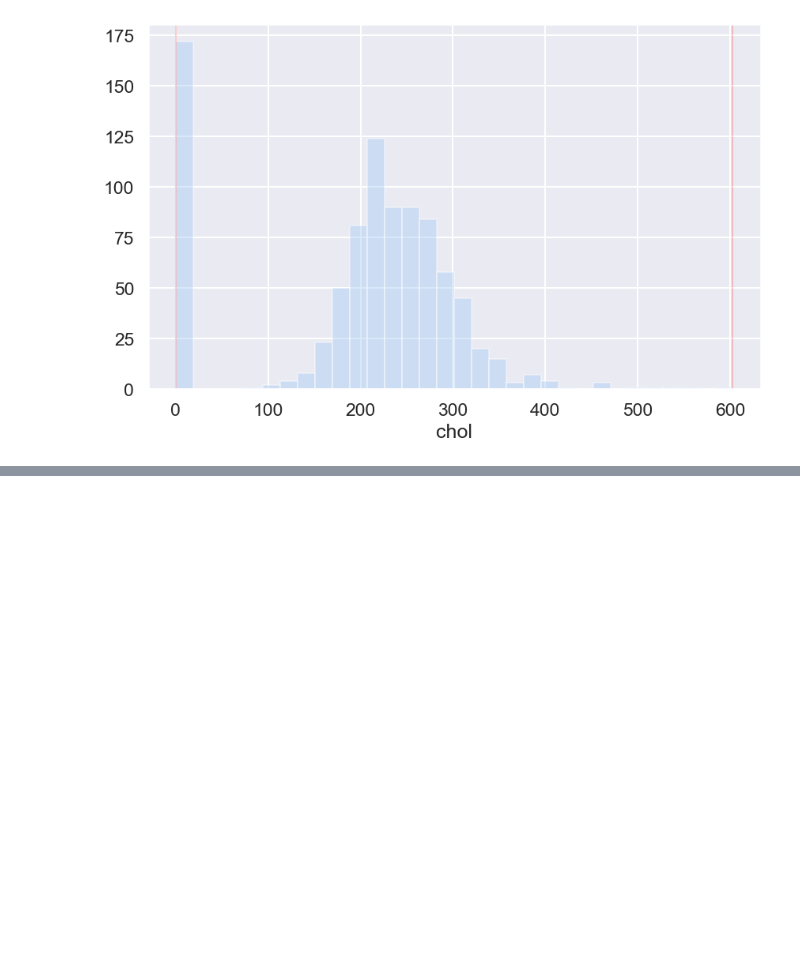
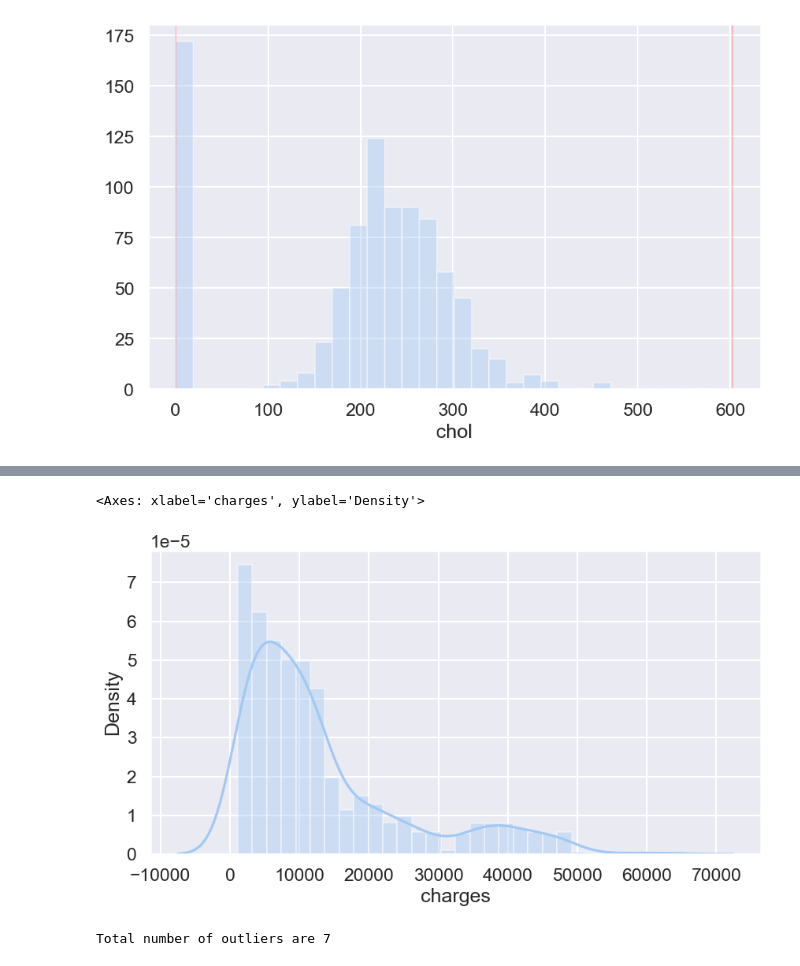
Before and after one commit to sulaiman-shamasna/Anomaly-Detection-Techniques, a Jupyter notebook: anomaly_detection.ipynb, the cells around one changed output, grey strips where cells are left out. Cells and saved outputs as stored; diff of their text form; code cells hidden in the pictures; blank space fills up the shorter version.

```diff
--- a/anomaly_detection.ipynb
+++ b/anomaly_detection.ipynb
@@ -104,0 +262,3 @@ df_new = df_1[(df_1['chol'] < upper) | (df_1['chol'] > lower)]
+# %%
+df_3 = pd.read_csv("insurance.csv")
+df_3.head()
@@ -104,0 +295,6 @@ df_new = df_1[(df_1['chol'] < upper) | (df_1['chol'] > lower)]
+# %%
+plt.figure(figsize = (10,5))
+sns.distplot(df_3['charges'])
+# %% [output]
+<Axes: xlabel='charges', ylabel='Density'>
+[figure, added]
@@ -104,0 +315,4 @@ df_new = df_1[(df_1['chol'] < upper) | (df_1['chol'] > lower)]
+# %%
+out_zscore(df_3.charges)
+# %% [output]
+Total number of outliers are 7
```
Also changed, not shown: parts of 21 cells of this notebook.
